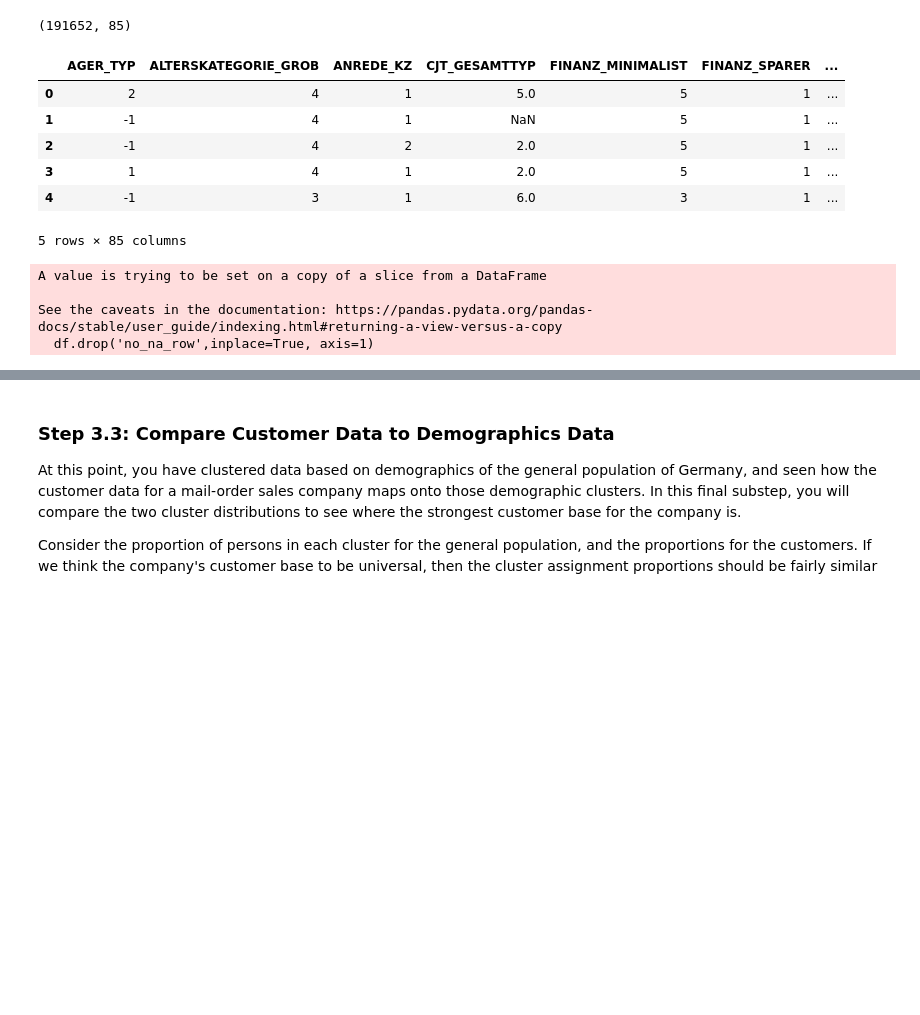
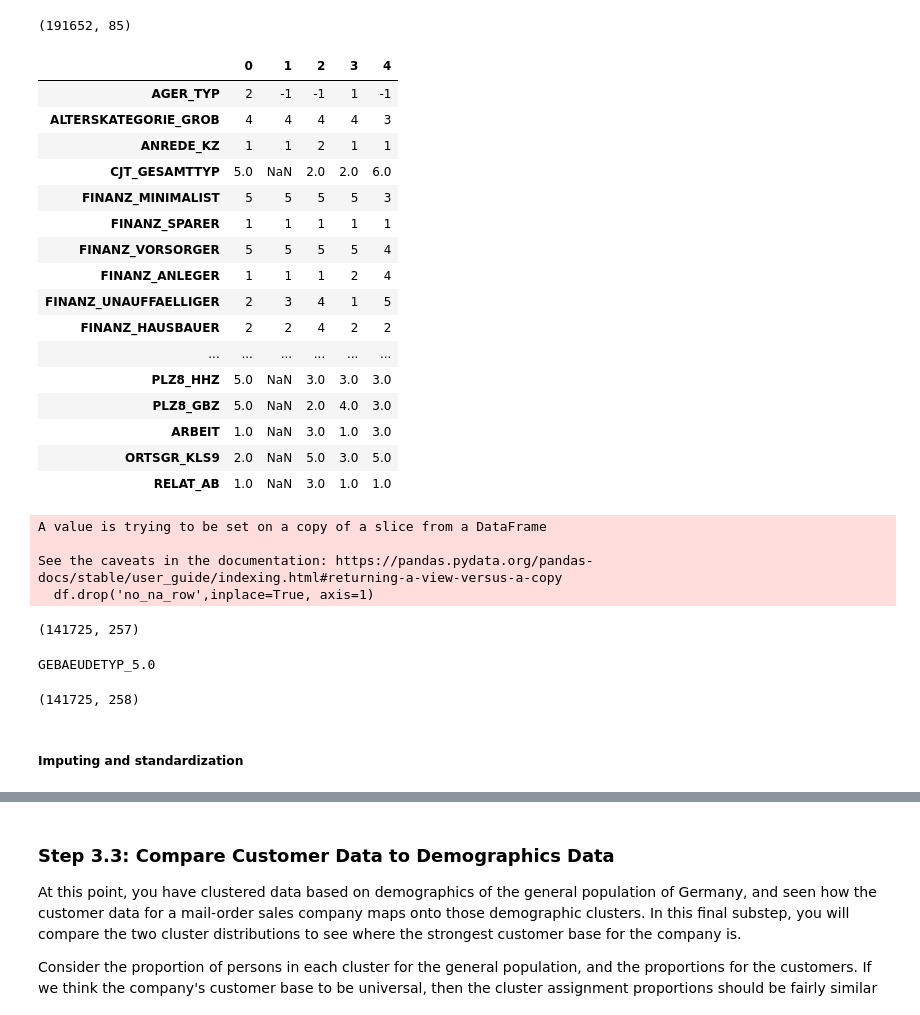
Before and after one commit to blindij/identify_customer_segments, a Jupyter notebook: Laptop_Identify_Customer_Segments.ipynb, the cells around one changed output, grey strips where cells are left out. Saved outputs shown, nothing was run; the diff lists cells and outputs as text; code cells hidden in the pictures; blank space fills up the shorter version.

```diff
--- a/Laptop_Identify_Customer_Segments.ipynb
+++ b/Laptop_Identify_Customer_Segments.ipynb
@@ -1262,22 +1317,48 @@ customers.shape
 # %% [output]
 (191652, 85)
 # %%
-customers.head()
+customers.head().transpose()
 # %% [output]
-|  | AGER_TYP | ALTERSKATEGORIE_GROB | ANREDE_KZ | CJT_GESAMTTYP | FINANZ_MINIMALIST | FINANZ_SPARER | ... |
-| 0 | 2 | 4 | 1 | 5.0 | 5 | 1 | ... |
-| 1 | -1 | 4 | 1 | NaN | 5 | 1 | ... |
-| 2 | -1 | 4 | 2 | 2.0 | 5 | 1 | ... |
-| 3 | 1 | 4 | 1 | 2.0 | 5 | 1 | ... |
-| 4 | -1 | 3 | 1 | 6.0 | 3 | 1 | ... |
+|  | 0 | 1 | 2 | 3 | 4 |
+| AGER_TYP | 2 | -1 | -1 | 1 | -1 |
+| ALTERSKATEGORIE_GROB | 4 | 4 | 4 | 4 | 3 |
+| ANREDE_KZ | 1 | 1 | 2 | 1 | 1 |
+| CJT_GESAMTTYP | 5.0 | NaN | 2.0 | 2.0 | 6.0 |
+| FINANZ_MINIMALIST | 5 | 5 | 5 | 5 | 3 |
+| FINANZ_SPARER | 1 | 1 | 1 | 1 | 1 |
+| FINANZ_VORSORGER | 5 | 5 | 5 | 5 | 4 |
+| FINANZ_ANLEGER | 1 | 1 | 1 | 2 | 4 |
+| FINANZ_UNAUFFAELLIGER | 2 | 3 | 4 | 1 | 5 |
+| FINANZ_HAUSBAUER | 2 | 2 | 4 | 2 | 2 |
+| ... | ... | ... | ... | ... | ... |
+| PLZ8_HHZ | 5.0 | NaN | 3.0 | 3.0 | 3.0 |
+| PLZ8_GBZ | 5.0 | NaN | 2.0 | 4.0 | 3.0 |
+| ARBEIT | 1.0 | NaN | 3.0 | 1.0 | 3.0 |
+| ORTSGR_KLS9 | 2.0 | NaN | 5.0 | 3.0 | 5.0 |
+| RELAT_AB | 1.0 | NaN | 3.0 | 1.0 | 1.0 |
-5 rows × 85 columns
 # %%
 # Apply preprocessing, feature transformation, and clustering from the general
 # demographics onto the customer data, obtaining cluster predictions for the
 # customer demographics data.
 customers_clean = clean_data(customers)
+customers_clean.shape
 # %% [output]
 A value is trying to be set on a copy of a slice from a DataFrame
 
 See the caveats in the documentation: https://pandas.pydata.org/pandas-docs/stable/user_guide/indexing.html#returning-a-view-versus-a-copy
   df.drop('no_na_row',inplace=True, axis=1)
+(141725, 257)
+# %%
+for each in demographics_1.columns:
+    if each not in customers_clean.columns:
+        print(each)
+# %% [output]
+GEBAEUDETYP_5.0
+# %%
+GEBAEUDETYP_5=pd.Series(np.zeros(141725))
+customers_clean['GEBAEUDETYP_5.0'] = GEBAEUDETYP_5
+customers_clean.shape
+# %% [output]
+(141725, 258)
+# %% [markdown]
+##### Imputing and standardization
```
Also changed, not shown: parts of 15 cells of this notebook.
